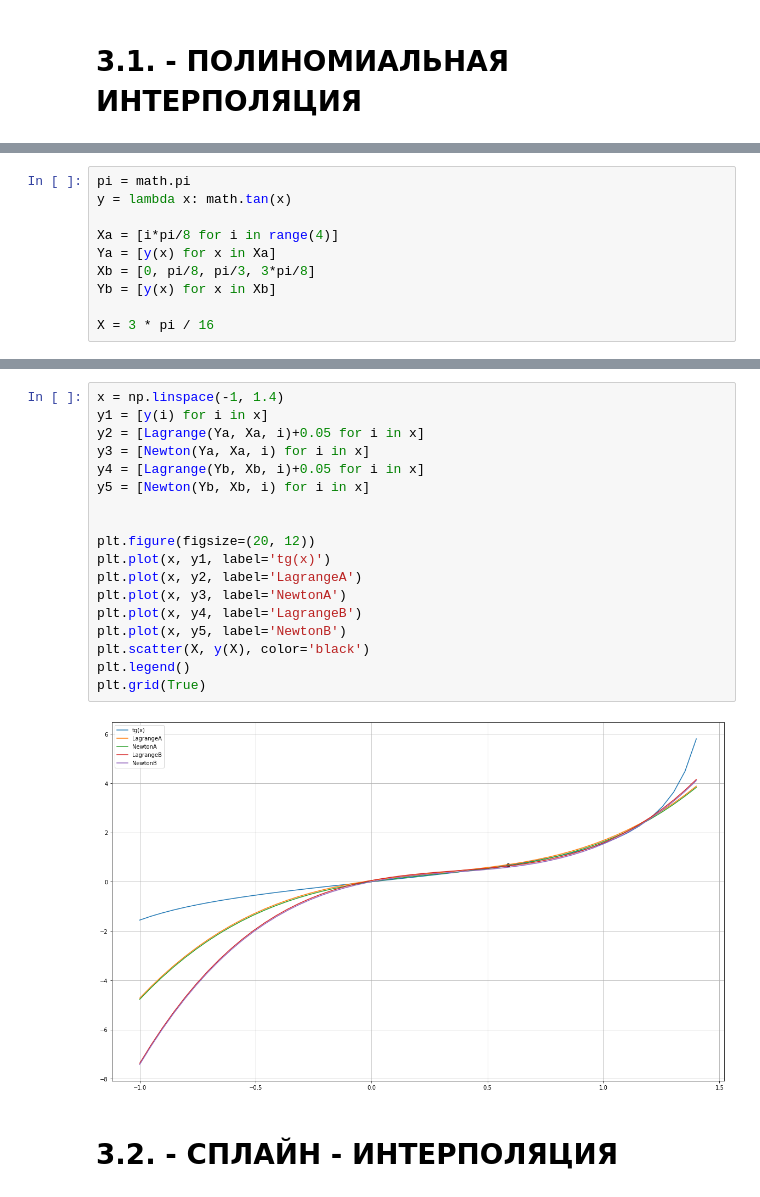
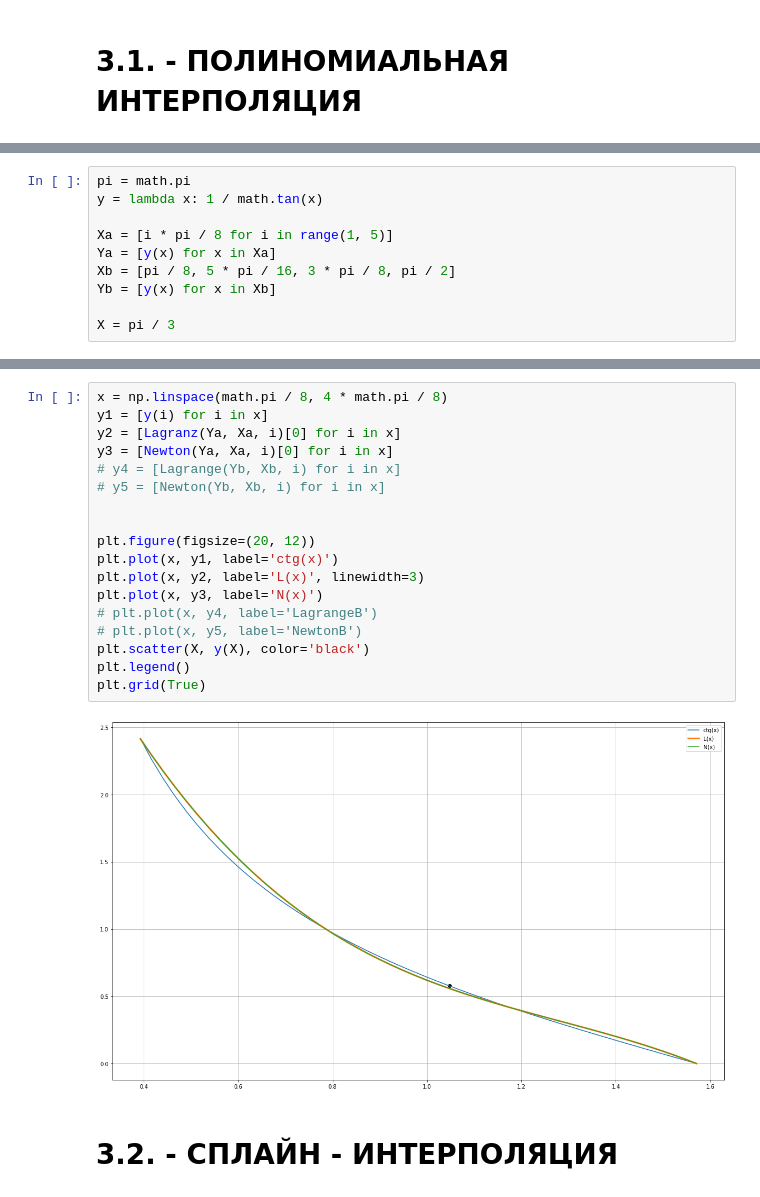
Before and after one commit to egordionok/NumericalMethods, a Jupyter notebook: Lab3/Lab3.ipynb, the cells around one changed output, grey strips where cells are left out. Saved outputs shown, nothing was run; the diff lists cells and outputs as text.

```diff
--- a/Lab3/Lab3.ipynb
+++ b/Lab3/Lab3.ipynb
@@ -58,11 +72,11 @@ def error_rate(f, Pn, x):
     return math.fabs(f(x) - Pn(x))
 # %%
 pi = math.pi
-y = lambda x: math.tan(x)
+y = lambda x: 1 / math.tan(x)
 
-Xa = [i*pi/8 for i in range(4)]
+Xa = [i * pi / 8 for i in range(1, 5)]
 Ya = [y(x) for x in Xa]
-Xb = [0, pi/8, pi/3, 3*pi/8]
+Xb = [pi / 8, 5 * pi / 16, 3 * pi / 8, pi / 2]
 Yb = [y(x) for x in Xb]
 
-X = 3 * pi / 16
+X = pi / 3
@@ -85,23 +135,23 @@ print(Newton(Yb, Xb, X), error_rate(y, lambda x: Newton(Yb, Xb, x), X))
 # %%
-x = np.linspace(-1, 1.4)
+x = np.linspace(math.pi / 8, 4 * math.pi / 8)
 y1 = [y(i) for i in x]
-y2 = [Lagrange(Ya, Xa, i)+0.05 for i in x]
-y3 = [Newton(Ya, Xa, i) for i in x]
-y4 = [Lagrange(Yb, Xb, i)+0.05 for i in x]
-y5 = [Newton(Yb, Xb, i) for i in x]
+y2 = [Lagranz(Ya, Xa, i)[0] for i in x]
+y3 = [Newton(Ya, Xa, i)[0] for i in x]
+# y4 = [Lagrange(Yb, Xb, i) for i in x]
+# y5 = [Newton(Yb, Xb, i) for i in x]
 
 
 plt.figure(figsize=(20, 12))
-plt.plot(x, y1, label='tg(x)')
-plt.plot(x, y2, label='LagrangeA')
-plt.plot(x, y3, label='NewtonA')
-plt.plot(x, y4, label='LagrangeB')
-plt.plot(x, y5, label='NewtonB')
+plt.plot(x, y1, label='ctg(x)')
+plt.plot(x, y2, label='L(x)', linewidth=3)
+plt.plot(x, y3, label='N(x)')
+# plt.plot(x, y4, label='LagrangeB')
+# plt.plot(x, y5, label='NewtonB')
 plt.scatter(X, y(X), color='black')
 plt.legend()
 plt.grid(True)
 # %% [output]
-[figure, old version]
+[figure, new version]
 # %% [markdown]
 # 3.2. - СПЛАЙН - ИНТЕРПОЛЯЦИЯ
 # %%
```
Also changed, not shown: parts of 18 cells of this notebook, 3 other files.
